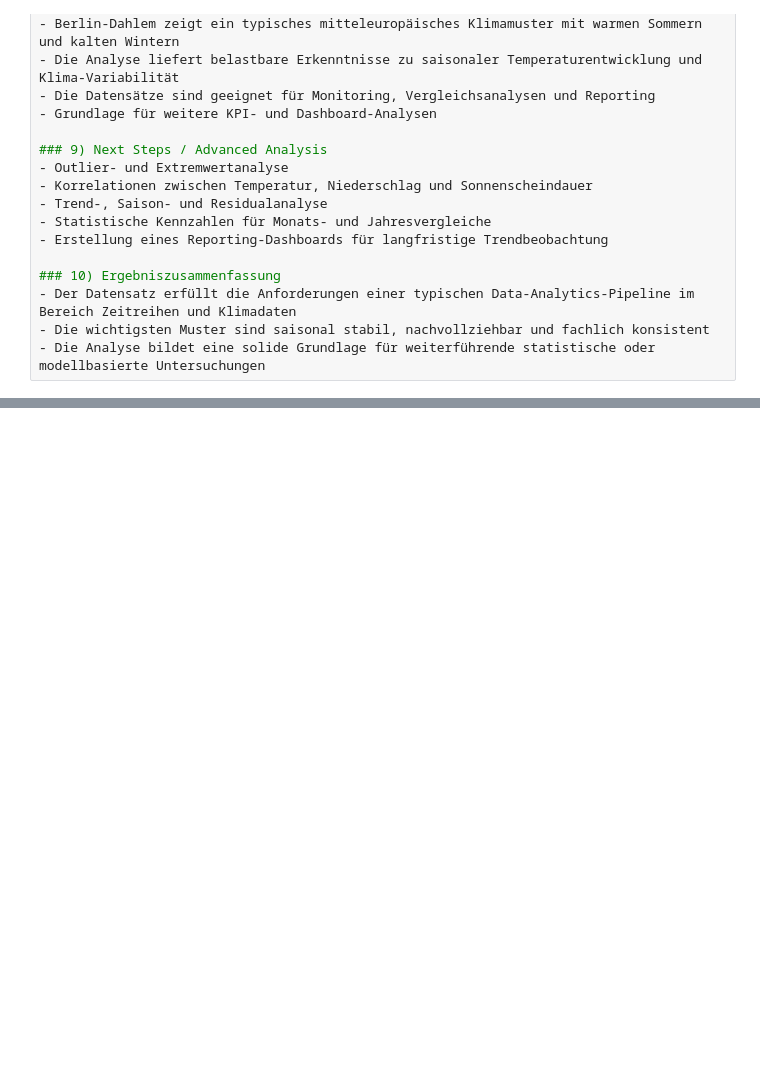
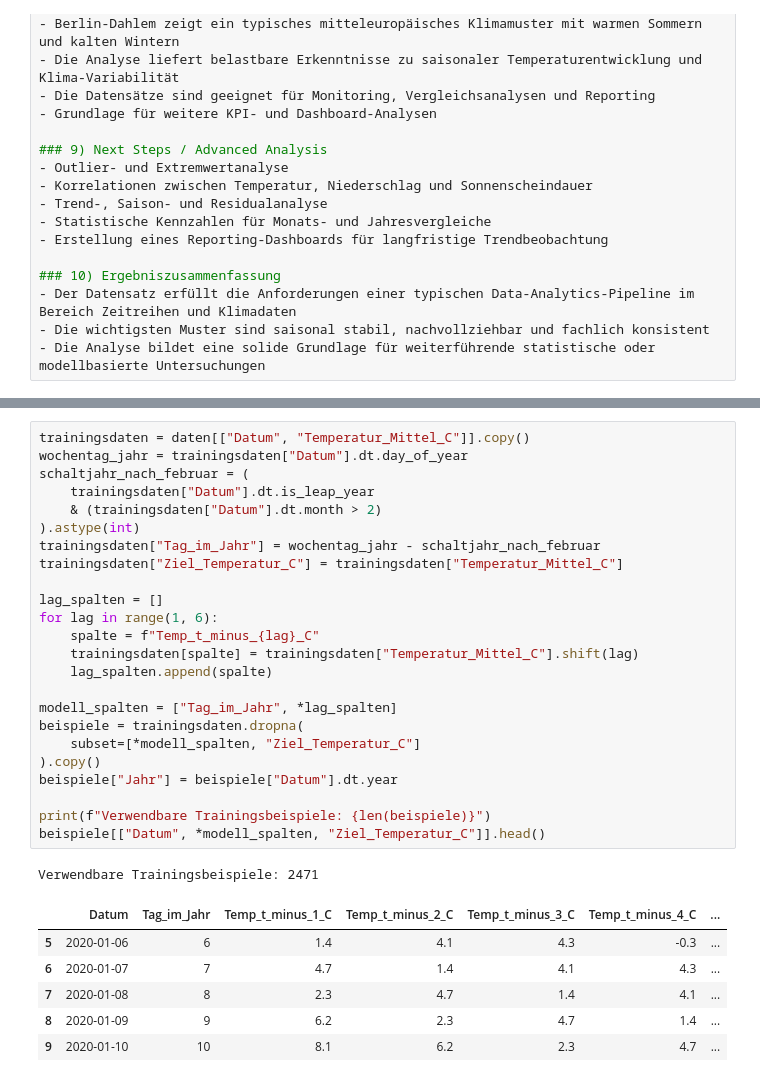
Before and after one commit to LisetteHoldack/AI_Uebung, a Jupyter notebook: Berlin_DWD_Daten_2020_bis_heute.ipynb, the cells around one changed output, grey strips where cells are left out. Cells and saved outputs as stored; diff of their text form; blank space fills up the shorter version.

```diff
--- a/Berlin_DWD_Daten_2020_bis_heute.ipynb
+++ b/Berlin_DWD_Daten_2020_bis_heute.ipynb
@@ -353,0 +366,32 @@ Winter/Sommer-Verhältnis: 1.65
+# %%
+trainingsdaten = daten[["Datum", "Temperatur_Mittel_C"]].copy()
+wochentag_jahr = trainingsdaten["Datum"].dt.day_of_year
+schaltjahr_nach_februar = (
+    trainingsdaten["Datum"].dt.is_leap_year
+    & (trainingsdaten["Datum"].dt.month > 2)
+).astype(int)
+trainingsdaten["Tag_im_Jahr"] = wochentag_jahr - schaltjahr_nach_februar
+trainingsdaten["Ziel_Temperatur_C"] = trainingsdaten["Temperatur_Mittel_C"]
+
+lag_spalten = []
+for lag in range(1, 6):
+    spalte = f"Temp_t_minus_{lag}_C"
+    trainingsdaten[spalte] = trainingsdaten["Temperatur_Mittel_C"].shift(lag)
+    lag_spalten.append(spalte)
+
+modell_spalten = ["Tag_im_Jahr", *lag_spalten]
+beispiele = trainingsdaten.dropna(
+    subset=[*modell_spalten, "Ziel_Temperatur_C"]
+).copy()
+beispiele["Jahr"] = beispiele["Datum"].dt.year
+
+print(f"Verwendbare Trainingsbeispiele: {len(beispiele)}")
+beispiele[["Datum", *modell_spalten, "Ziel_Temperatur_C"]].head()
+# %% [output]
+Verwendbare Trainingsbeispiele: 2471
+|  | Datum | Tag_im_Jahr | Temp_t_minus_1_C | Temp_t_minus_2_C | Temp_t_minus_3_C | Temp_t_minus_4_C | ... |
+| 5 | 2020-01-06 | 6 | 1.4 | 4.1 | 4.3 | -0.3 | ... |
+| 6 | 2020-01-07 | 7 | 4.7 | 1.4 | 4.1 | 4.3 | ... |
+| 7 | 2020-01-08 | 8 | 2.3 | 4.7 | 1.4 | 4.1 | ... |
+| 8 | 2020-01-09 | 9 | 6.2 | 2.3 | 4.7 | 1.4 | ... |
+| 9 | 2020-01-10 | 10 | 8.1 | 6.2 | 2.3 | 4.7 | ... |
```
Also changed, not shown: parts of 16 cells of this notebook.
